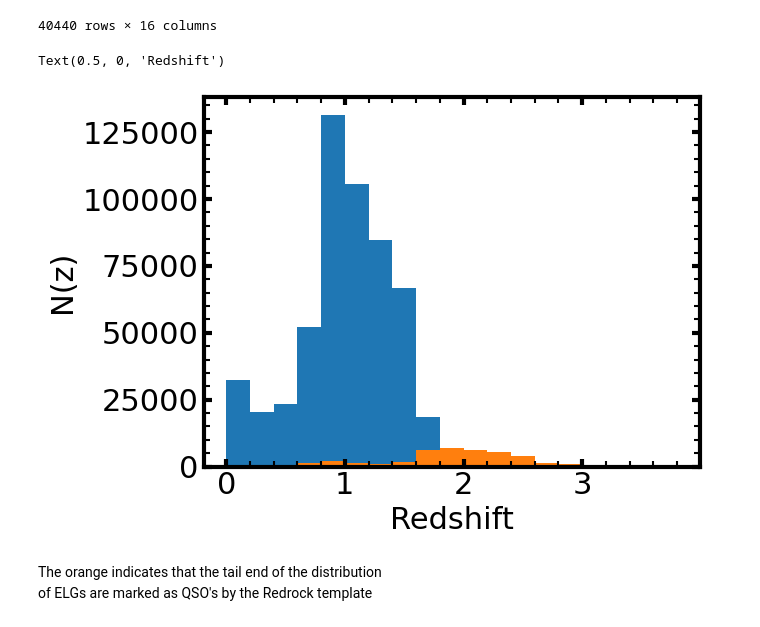
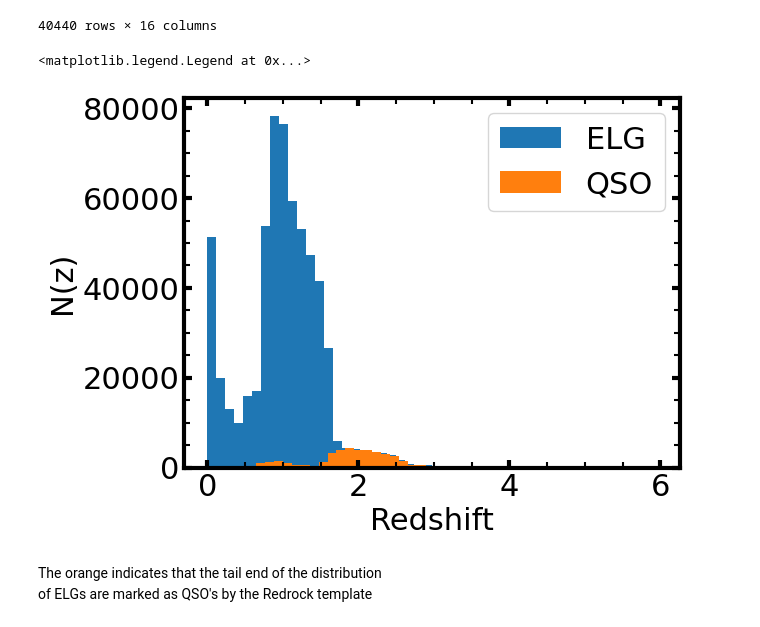
Before and after one commit to emcarthur123/QSL-ML, a Jupyter notebook: DESI_edr.ipynb, the cells around one changed output. Drawn from its saved outputs; the diff is of its cells as text; code cells hidden in the pictures.

```diff
--- a/DESI_edr.ipynb
+++ b/DESI_edr.ipynb
@@ -324,13 +324,14 @@ new_array_QSO
 40440 rows × 16 columns
 # %%
 # plots distribution of ELGs and QSOs by redshift
-plt.hist(elg['z'], bins = bins)
-plt.hist(new_array_QSO['z'], bins = bins)
+plt.hist(elg['z'], bins = 50, label = "ELG")
+plt.hist(new_array_QSO['z'], bins = 50, label = "QSO")
 plt.ylabel('N(z)')
 plt.xlabel('Redshift')
+plt.legend()
 # %% [output]
-Text(0.5, 0, 'Redshift')
+<matplotlib.legend.Legend at 0x...>
-[figure, old version]
+[figure, new version]
 # %% [markdown]
 The orange indicates that the tail end of the distribution <br/>
 of ELGs are marked as QSO's by the Redrock template <br/>
```
Also changed, not shown: parts of 4 cells of this notebook.
